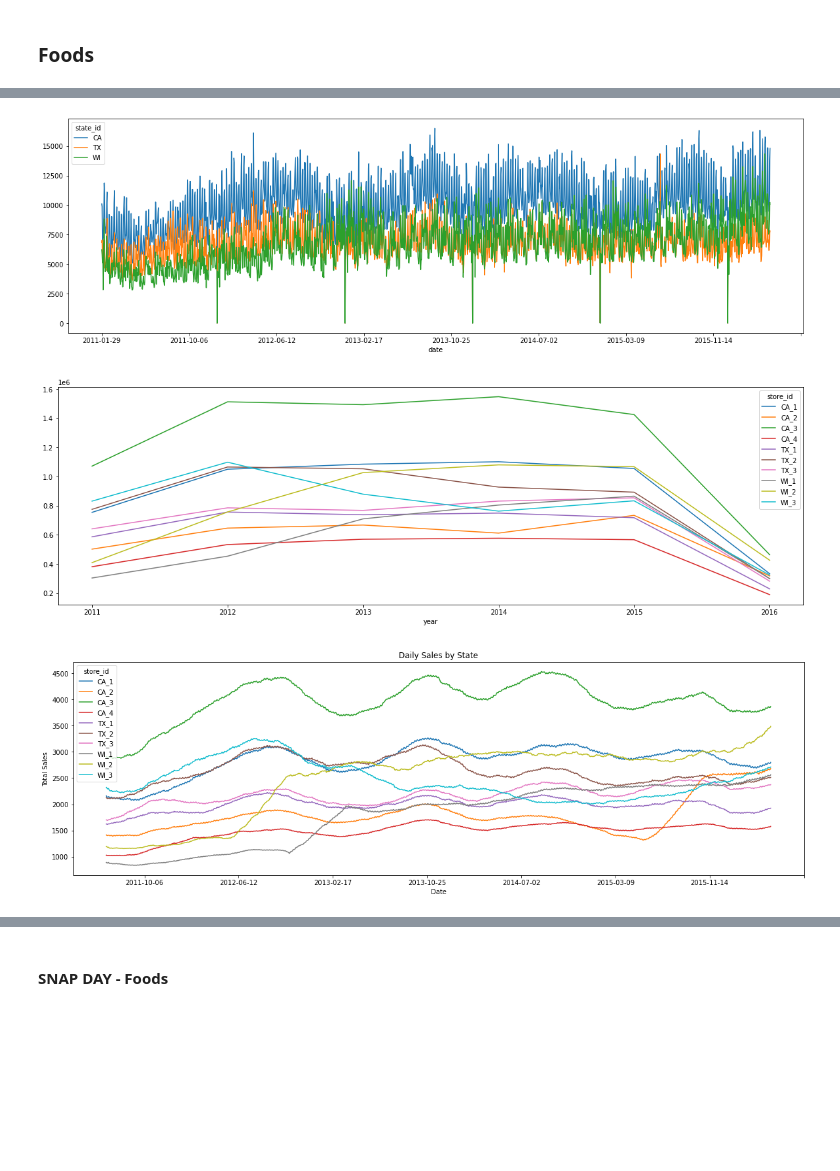
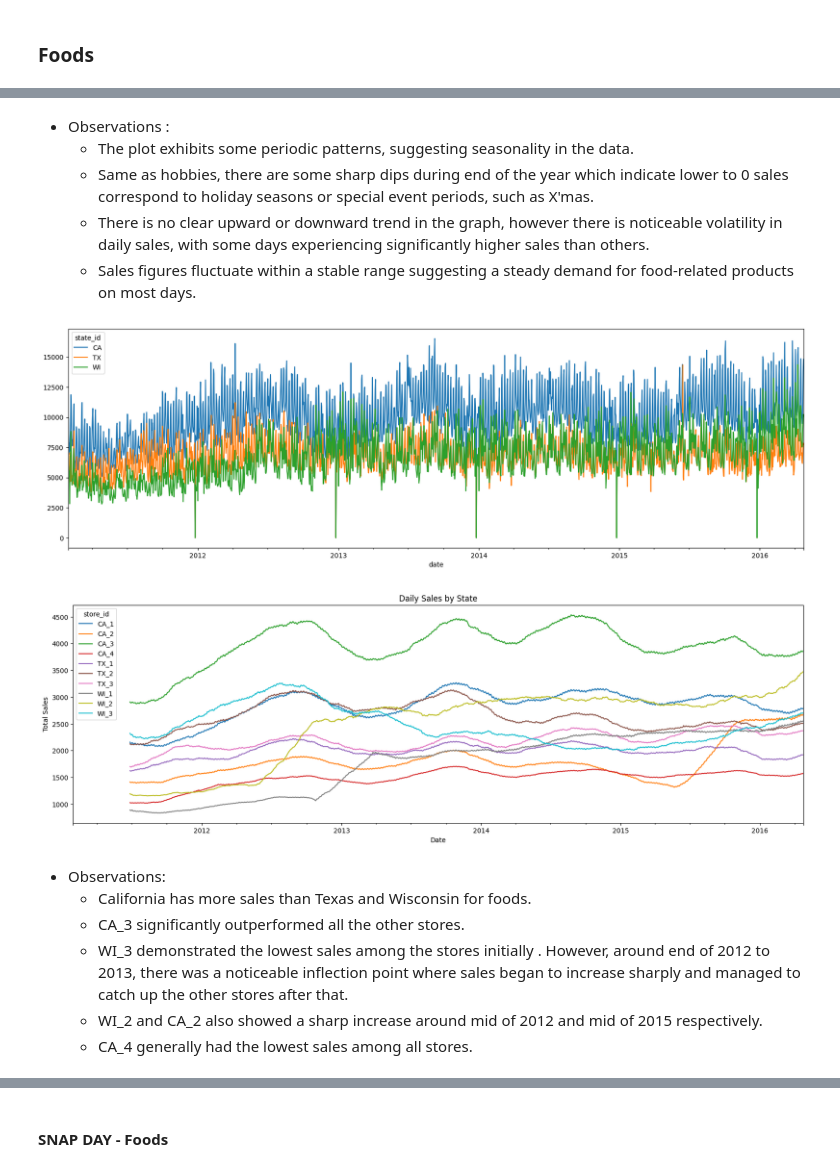
Before and after one commit to aaronmonash24/FYP, a Jupyter notebook: Data Analysis/DataExploration.ipynb, the cells around one changed output, grey strips where cells are left out. Drawn from its saved outputs; the diff is of its cells as text; code cells hidden in the pictures; blank space fills up the shorter version.

```diff
--- a/Data Analysis/DataExploration.ipynb
+++ b/Data Analysis/DataExploration.ipynb
@@ -754,23 +744,32 @@ plt.show()
+# %% [markdown]
+- Observations :
+    - The plot exhibits some periodic patterns, suggesting seasonality in the data.
+    - Same as hobbies, there are some sharp dips during end of the year which indicate lower to 0 sales correspond to holiday seasons or special event periods, such as X'mas.
+    - There is no clear upward or downward trend in the graph, however there is noticeable volatility in daily sales, with some days experiencing significantly higher sales than others.
+    - Sales figures fluctuate within a stable range suggesting a steady demand for food-related products on most days.
 # %%
 daily_state_sales_foods = foods.groupby(['date','state_id'])['sold'].sum().unstack()
-daily_state_sales_foods.plot(kind='line', figsize=(20, 6))
-
-daily_state_sales_foods= foods.groupby(['year','store_id'])['sold'].sum().unstack()
 daily_state_sales_foods.plot(kind='line', figsize=(20, 6))
 
 daily_state_sales_foods= foods.groupby(['date','store_id'])['sold'].sum().unstack()
 window_size = 150
 daily_state_sales_foods_smoothed = daily_state_sales_foods.rolling(window=window_size).mean()
 daily_state_sales_foods_smoothed.plot(kind='line', figsize=(20, 6))
 
 plt.title('Daily Sales by State')
 plt.xlabel('Date')
 plt.ylabel('Total Sales')
 plt.show()
 # %% [output]
-[figure, old version]
+[figure, new version]
-[figure, old version]
+[figure, new version]
-[figure, removed]
+# %% [markdown]
+- Observations:
+    - California has more sales than Texas and Wisconsin for foods.
+    - CA_3 significantly outperformed all the other stores.
+    - WI_3 demonstrated the lowest sales among the stores initially . However, around end of 2012 to 2013, there was a noticeable inflection point where sales began to increase sharply and managed to catch up the other stores after that.
+    - WI_2 and CA_2 also showed a sharp increase around mid of 2012 and mid of 2015 respectively.
+    - CA_4 generally had the lowest sales among all stores.
 # %%
 from statsmodels.tsa.seasonal import STL
 import matplotlib.pyplot as plt
```
Also changed, not shown: parts of 15 cells of this notebook.
